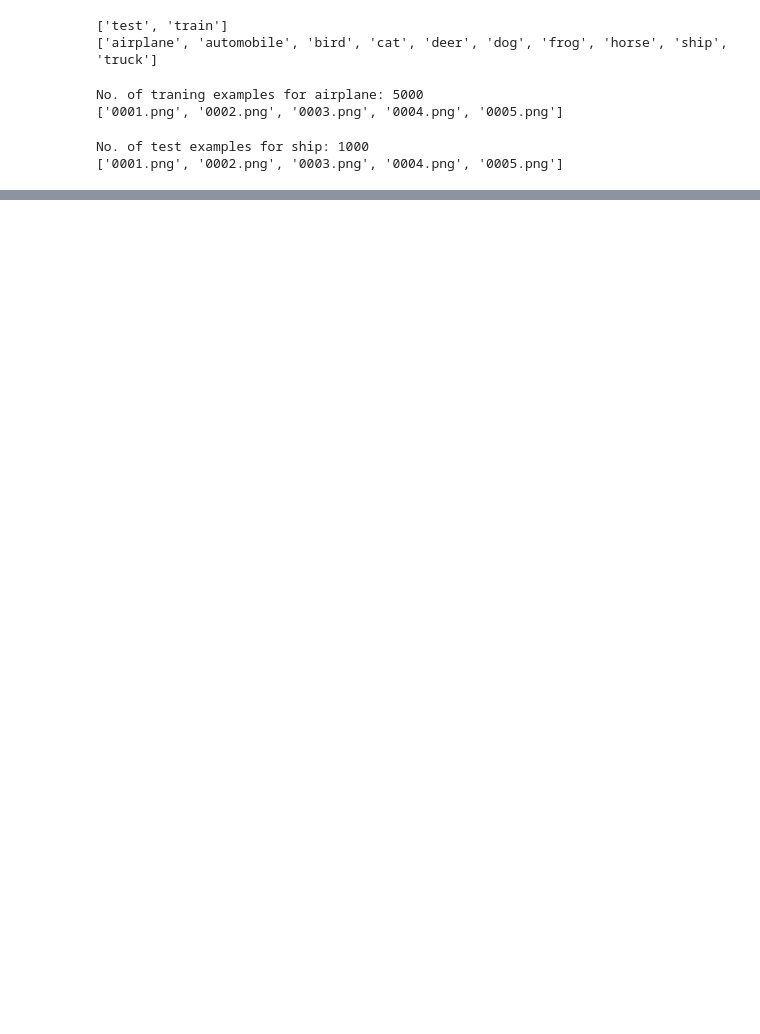
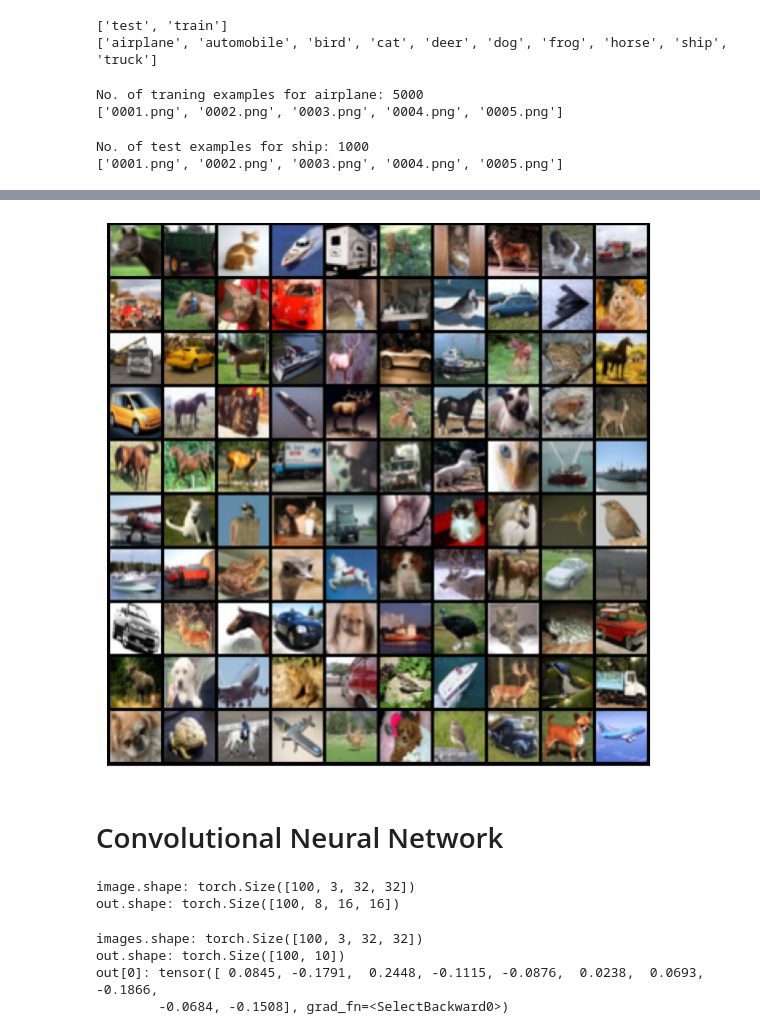
Before and after one commit to still-n0thing/learning-pytorch, a Jupyter notebook: 05/05a.ipynb, the cells around one changed output, grey strips where cells are left out. Saved outputs shown, nothing was run; the diff lists cells and outputs as text; code cells hidden in the pictures; blank space fills up the shorter version.

```diff
--- a/05/05a.ipynb
+++ b/05/05a.ipynb
@@ -51,0 +116,37 @@ dataset = ImageFolder(data_dir + '/train', transform=ToTensor())
+# %%
+from torch.utils.data.sampler import SubsetRandomSampler
+from torch.utils.data.dataloader import DataLoader
+
+batch_size = 100
+# %%
+# Traning sampler and data loader
+train_sampler = SubsetRandomSampler(train_indices)
+train_dl = DataLoader(
+    dataset,
+    batch_size,
+    sampler=train_sampler
+)
+
+# Validation sampler and data loader
+val_sampler = SubsetRandomSampler(val_indices)
+val_dl = DataLoader(
+    dataset,
+    batch_size,
+    sampler=val_sampler
+)
+# %%
+from torchvision.utils import make_grid
+
+def show_batch(dl):
+    for images, labels in dl:
+        fig, ax = plt.subplots(figsize=(10, 10))
+        ax.set_xticks([])
+        ax.set_yticks([])
+        ax.imshow(make_grid(images, 10).permute(1, 2, 0))
+        break
+# %%
+show_batch(train_dl)
+# %% [output]
+[figure, added]
+# %% [markdown]
+# Convolutional Neural Network
@@ -51,0 +161,9 @@ dataset = ImageFolder(data_dir + '/train', transform=ToTensor())
+# %%
+for images, labels in train_dl:
+    print(f'image.shape: {images.shape}')
+    out = simple_model(images)
+    print(f'out.shape: {out.shape}')
+    break
+# %% [output]
+image.shape: torch.Size([100, 3, 32, 32])
+out.shape: torch.Size([100, 8, 16, 16])
@@ -51,0 +195,12 @@ dataset = ImageFolder(data_dir + '/train', transform=ToTensor())
+# %%
+for images, labels in train_dl:
+    print(f'images.shape: {images.shape}')
+    out = model(images)
+    print(f'out.shape: {out.shape}')
+    print(f'out[0]: {out[0]}')
+    break
+# %% [output]
+images.shape: torch.Size([100, 3, 32, 32])
+out.shape: torch.Size([100, 10])
+out[0]: tensor([ 0.0845, -0.1791,  0.2448, -0.1115, -0.0876,  0.0238,  0.0693, -0.1866,
+        -0.0684, -0.1508], grad_fn=<SelectBackward0>)
```
Also changed, not shown: parts of 33 cells of this notebook, 2 other files.
